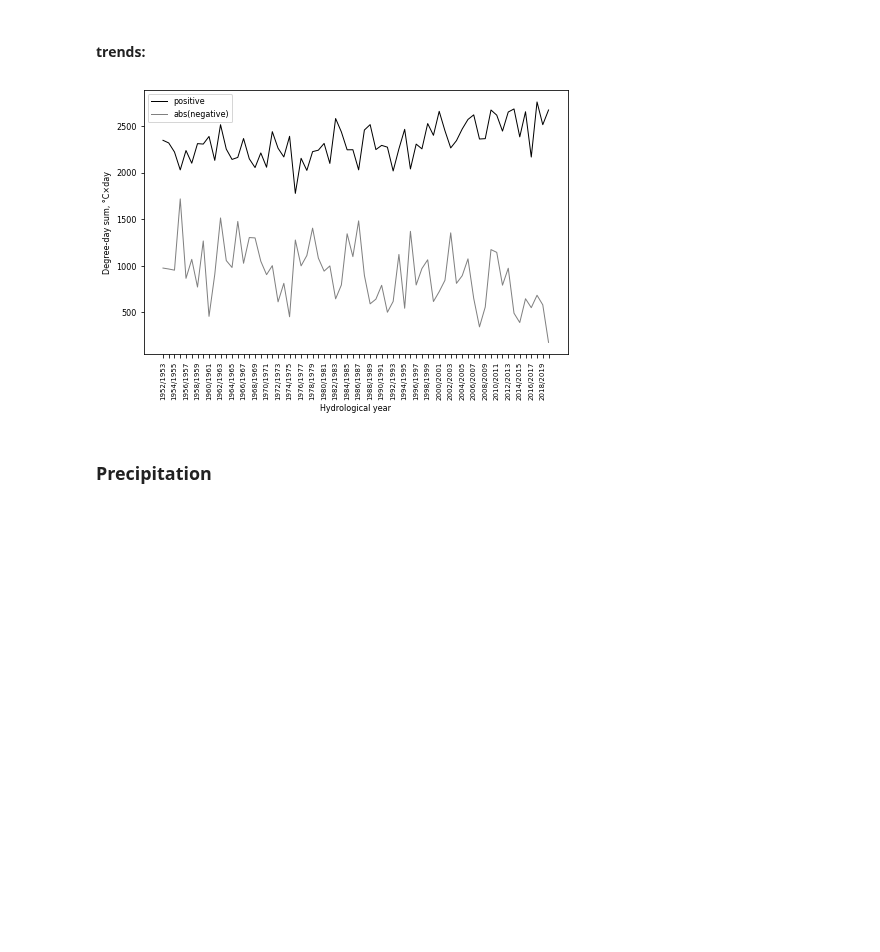
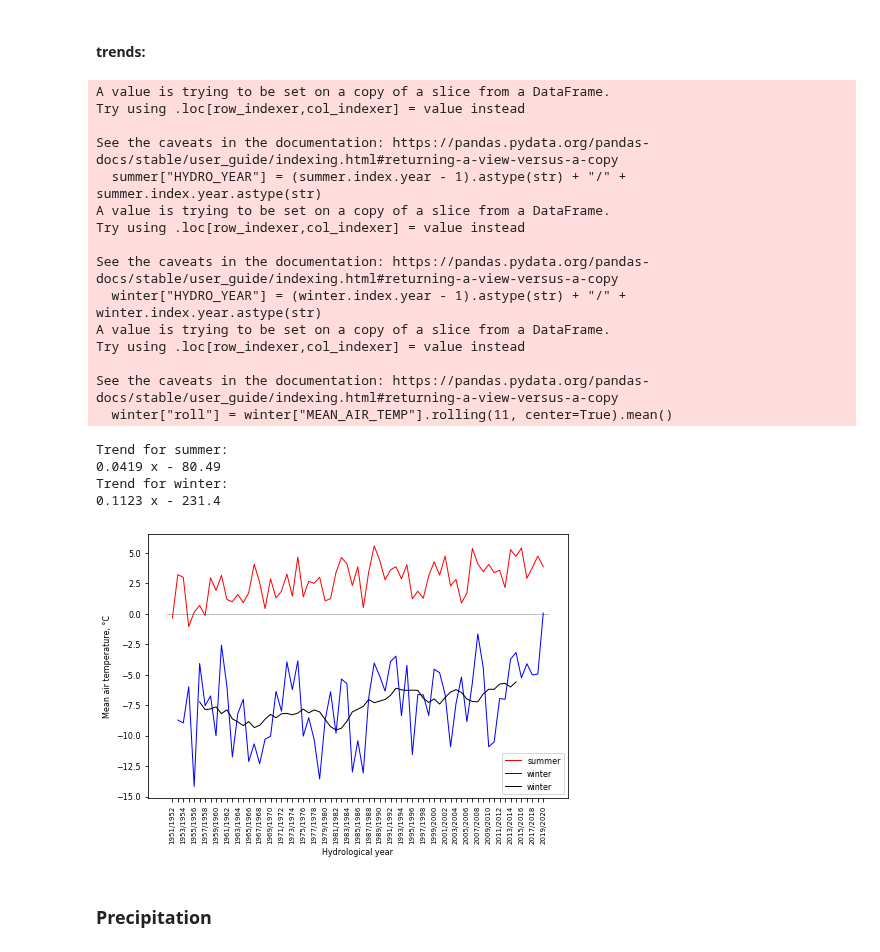
Before and after one commit to shi-hydrology/lammin-suo-plots, a Jupyter notebook: lammin_suo_plots.ipynb, the cells around one changed output. Saved outputs shown, nothing was run; the diff lists cells and outputs as text; code cells hidden in the pictures; blank space fills up the shorter version.

Commit message:
Summer and winter warming is in degree celsius now (not pdd and ndd)

```diff
--- a/lammin_suo_plots.ipynb
+++ b/lammin_suo_plots.ipynb
@@ -188,35 +188,93 @@ def plot_row(tmp, ax, start, end):
     # print(df)
 
     # ax.set_xlim([0, len(df["HYDRO_YEAR"])])
     # ax.set_ylim([-0.05, 0.5])
     ax.plot(df["HYDRO_YEAR"], df["PDD"], color="k", linewidth=1, label="positive")
     ax.plot(df["HYDRO_YEAR"], df["NDD"], color="grey", linewidth=1, label="abs(negative)")
     ax.set_ylabel("Degree-day sum, °C×day")
     for tick in ax.get_xticklabels():
         tick.set_rotation(90)
     """
     fig, a = plt.subplots()
     fig.set_size_inches(2*wu, 2*hu)
 
     a.scatter(df["PDD"], df["NDD"])
+    a.annotate("", xy=(0, -0.1), xycoords='axes fraction', xytext=(1, -0.1),
+            arrowprops=dict(arrowstyle="<->", color='r'))
+    a.annotate("", xy=(-0.1, 0), xycoords='axes fraction', xytext=(-0.1, 1),
+            arrowprops=dict(arrowstyle="<->", color='b'))
     """
+
+
+def plot_degree(tmp, ax, start, end):
+    df = tmp.loc[(tmp.index.year >= start) & (tmp.index.year <= end)]
+    # display(df)
+    df = df.resample("M").agg({"MEAN_AIR_TEMP": np.mean})
+    df = df.shift()  # so the calendar year will start with the previous Dec, needed for resampling by Q
+    df = df.resample("Q").agg({"MEAN_AIR_TEMP": np.mean})  # 1st Q is the winter, 3rd Q is the summer
+    summer = df.loc[df.index.month == 6]
+    summer["HYDRO_YEAR"] = (summer.index.year - 1).astype(str) + "/" + summer.index.year.astype(str)
+
+    fit = np.polyfit(summer.index.year, summer["MEAN_AIR_TEMP"], 1)
+    fit_fn = np.poly1d(fit)
+    print("Trend for summer:", fit_fn)
+
+    winter = df.loc[df.index.month == 3]
+    winter["HYDRO_YEAR"] = (winter.index.year - 1).astype(str) + "/" + winter.index.year.astype(str)
+    winter["roll"] = winter["MEAN_AIR_TEMP"].rolling(11, center=True).mean()
+    winter = winter.loc[winter.index.year > 1952]  # since first hydro year is truncated: Dec 1951 was not observed
+    # display(winter)
+    # ax.set_xlim([0, len(df["HYDRO_YEAR"])])
+    # ax.set_ylim([-0.05, 0.5])
+    ax.plot(summer["HYDRO_YEAR"], summer["MEAN_AIR_TEMP"], color="r", linewidth=1, label="summer")
+    ax.plot(winter["HYDRO_YEAR"], winter["MEAN_AIR_TEMP"], color="b", linewidth=1, label="winter")
+    ax.plot(winter["HYDRO_YEAR"], winter["roll"], color="k", linewidth=1, label="winter")
+    ax.hlines(y=0, xmin=-1, xmax=69, linewidth=0.5, color='grey')
+    ax.set_ylabel("Mean air temperature, °C")
+    for tick in ax.get_xticklabels():
+        tick.set_rotation(90)
+    winter = winter.loc[winter.index.year >= 1976]
+    fit = np.polyfit(winter.index.year, winter["MEAN_AIR_TEMP"], 1)
+    fit_fn = np.poly1d(fit)
+    print("Trend for winter:", fit_fn)
+
 # plot_row(tmp, ax1, 1950, 1966) # observation timetable was changed starting from Jan1967
 # plot_row(tmp, ax2, 1967, 2021) # the next part of the time series
-plot_row(tmp, ax, 1950, 2021)
+# plot_row(tmp, ax, 1950, 2021)
+plot_degree(tmp, ax, 1950, 2021)
 
 ax.legend()
 
 ax.set_xlabel("Hydrological year")
 
 for tick in ax.get_xticklabels()[1::2]:
     tick.set_visible(False)
 
 fig.tight_layout()
 
 fig_path = os.path.join(fig_dir, "test_01x.png")
 plt.savefig(fig_path, dpi=300, transparent=False, facecolor="white")
 # %% [output]
+A value is trying to be set on a copy of a slice from a DataFrame.
+Try using .loc[row_indexer,col_indexer] = value instead
+
+See the caveats in the documentation: https://pandas.pydata.org/pandas-docs/stable/user_guide/indexing.html#returning-a-view-versus-a-copy
+  summer["HYDRO_YEAR"] = (summer.index.year - 1).astype(str) + "/" + summer.index.year.astype(str)
+A value is trying to be set on a copy of a slice from a DataFrame.
+Try using .loc[row_indexer,col_indexer] = value instead
+
+See the caveats in the documentation: https://pandas.pydata.org/pandas-docs/stable/user_guide/indexing.html#returning-a-view-versus-a-copy
+  winter["HYDRO_YEAR"] = (winter.index.year - 1).astype(str) + "/" + winter.index.year.astype(str)
+A value is trying to be set on a copy of a slice from a DataFrame.
+Try using .loc[row_indexer,col_indexer] = value instead
+
+See the caveats in the documentation: https://pandas.pydata.org/pandas-docs/stable/user_guide/indexing.html#returning-a-view-versus-a-copy
+  winter["roll"] = winter["MEAN_AIR_TEMP"].rolling(11, center=True).mean()
+Trend for summer:
+0.0419 x - 80.49
+Trend for winter:
+0.1123 x - 231.4
-[figure, old version]
+[figure, new version]
 # %% [markdown]
 ### Precipitation
 # %% [markdown]
```
Also changed, not shown: parts of 2 cells of this notebook.
